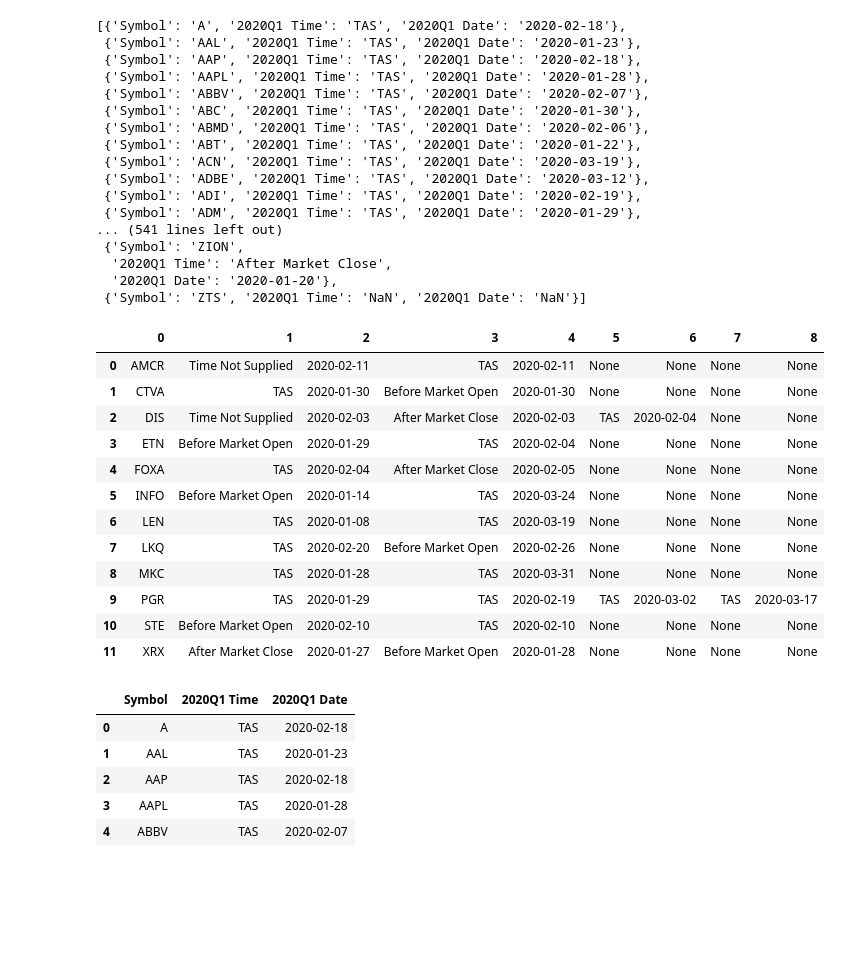
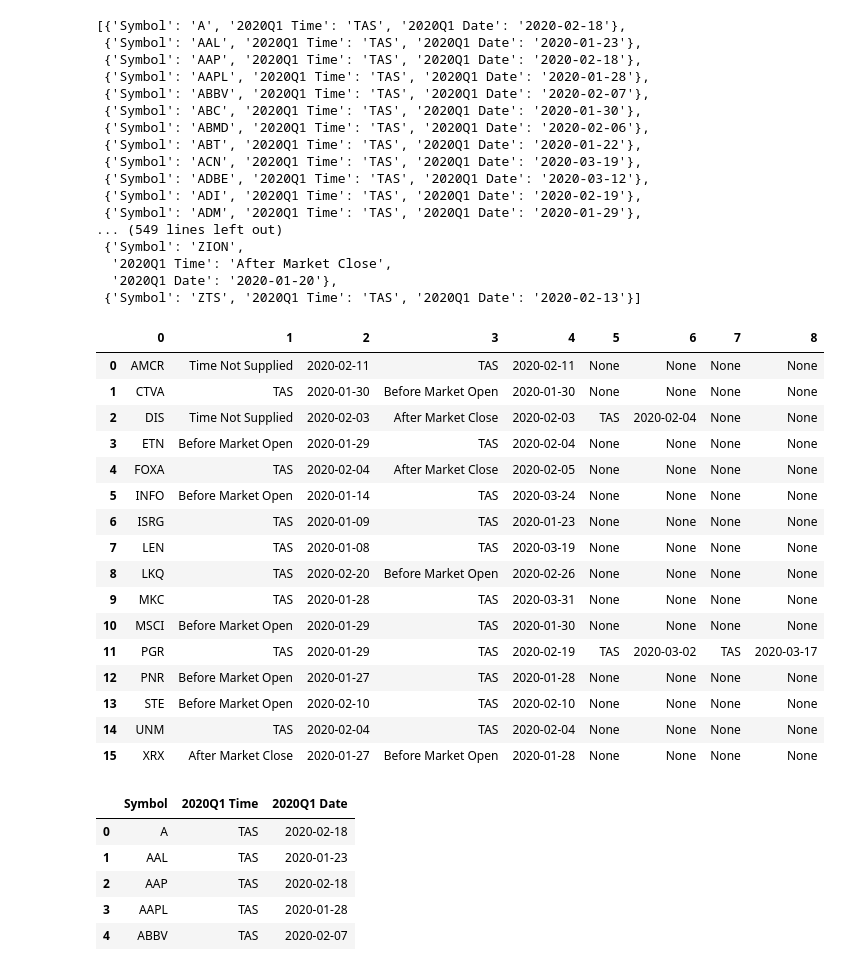
Before and after one commit to djoleary5/earnings_options_strategy, a Jupyter notebook: els_scrape_quarter.ipynb, the cells around one changed output. Cells and saved outputs as stored; diff of their text form; code cells hidden in the pictures; blank space fills up the shorter version.

Commit message:
added check for >100 symbols in one day

```diff
--- a/els_scrape_quarter.ipynb
+++ b/els_scrape_quarter.ipynb
@@ -22,6 +22,9 @@ end_date = date(2020, 4, 1)
 for single_date in daterange(start_date, end_date):
     curr_date = single_date.strftime("%Y-%m-%d")
     dates.append(curr_date)
+
+#define quarter ex. 2019Q1
+q = '2020Q1'
 # %%
 ##SCRAPE YAHOO FOR EARNINGS DATA
 
@@ -86,8 +125,8 @@ for sym in sp_symbols:
     #if no data for symbol
     if sym not in raw_symbols:
         earn_dict = {'Symbol' : sym,
-                    '2020Q1 Time' : 'NaN',
-                    '2020Q1 Date' : 'NaN'}
+                    q+' Time' : 'NaN',
+                    q+' Date' : 'NaN'}
     #if data for symbol
     else:
         sym_row = [sym]
@@ -99,15 +138,15 @@ for sym in sp_symbols:
         #if symbol has multiple dates
         if len(sym_row) > 3:
             earn_dict = {'Symbol' : sym,
-                    '2020Q1 Time' : 'Multi',
-                    '2020Q1 Date' : 'Multi'}
+                    q+' Time' : 'Multi',
+                    q+' Date' : 'Multi'}
             #create list of symbols with multiple dates (with the dates included)
             multiples.append(sym_row)
         #if symbol has only one date
         else:
             earn_dict = {'Symbol' : sym_row[0],
-                        '2020Q1 Time' : sym_row[1],
-                        '2020Q1 Date' : sym_row[2]}
+                        q+' Time' : sym_row[1],
+                        q+' Date' : sym_row[2]}
     earnings_dates.append(earn_dict)
 earnings_dates
 # %% [output]
@@ -123,30 +162,34 @@ earnings_dates
  {'Symbol': 'ADBE', '2020Q1 Time': 'TAS', '2020Q1 Date': '2020-03-12'},
  {'Symbol': 'ADI', '2020Q1 Time': 'TAS', '2020Q1 Date': '2020-02-19'},
  {'Symbol': 'ADM', '2020Q1 Time': 'TAS', '2020Q1 Date': '2020-01-29'},
-... (541 lines left out)
+... (549 lines left out)
  {'Symbol': 'ZION',
   '2020Q1 Time': 'After Market Close',
   '2020Q1 Date': '2020-01-20'},
- {'Symbol': 'ZTS', '2020Q1 Time': 'NaN', '2020Q1 Date': 'NaN'}]
+ {'Symbol': 'ZTS', '2020Q1 Time': 'TAS', '2020Q1 Date': '2020-02-13'}]
 # %%
 #S&P 500 stocks with multiple earnings dates in same quarter
 mdf = pd.DataFrame(multiples)
-mdf.to_csv('resources/2020q1_sp_multi_earnings.csv')
+mdf.to_csv('resources/'+q+'_sp_multi_earnings.csv')
 mdf
 # %% [output]
 |  | 0 | 1 | 2 | 3 | 4 | 5 | 6 | 7 | 8 |
 | 0 | AMCR | Time Not Supplied | 2020-02-11 | TAS | 2020-02-11 | None | None | None | None |
 | 1 | CTVA | TAS | 2020-01-30 | Before Market Open | 2020-01-30 | None | None | None | None |
 | 2 | DIS | Time Not Supplied | 2020-02-03 | After Market Close | 2020-02-03 | TAS | 2020-02-04 | None | None |
 | 3 | ETN | Before Market Open | 2020-01-29 | TAS | 2020-02-04 | None | None | None | None |
 | 4 | FOXA | TAS | 2020-02-04 | After Market Close | 2020-02-05 | None | None | None | None |
 | 5 | INFO | Before Market Open | 2020-01-14 | TAS | 2020-03-24 | None | None | None | None |
-| 6 | LEN | TAS | 2020-01-08 | TAS | 2020-03-19 | None | None | None | None |
-| 7 | LKQ | TAS | 2020-02-20 | Before Market Open | 2020-02-26 | None | None | None | None |
-| 8 | MKC | TAS | 2020-01-28 | TAS | 2020-03-31 | None | None | None | None |
-| 9 | PGR | TAS | 2020-01-29 | TAS | 2020-02-19 | TAS | 2020-03-02 | TAS | 2020-03-17 |
-| 10 | STE | Before Market Open | 2020-02-10 | TAS | 2020-02-10 | None | None | None | None |
-| 11 | XRX | After Market Close | 2020-01-27 | Before Market Open | 2020-01-28 | None | None | None | None |
+| 6 | ISRG | TAS | 2020-01-09 | TAS | 2020-01-23 | None | None | None | None |
+| 7 | LEN | TAS | 2020-01-08 | TAS | 2020-03-19 | None | None | None | None |
+| 8 | LKQ | TAS | 2020-02-20 | Before Market Open | 2020-02-26 | None | None | None | None |
+| 9 | MKC | TAS | 2020-01-28 | TAS | 2020-03-31 | None | None | None | None |
+| 10 | MSCI | Before Market Open | 2020-01-29 | TAS | 2020-01-30 | None | None | None | None |
+| 11 | PGR | TAS | 2020-01-29 | TAS | 2020-02-19 | TAS | 2020-03-02 | TAS | 2020-03-17 |
+| 12 | PNR | Before Market Open | 2020-01-27 | TAS | 2020-01-28 | None | None | None | None |
+| 13 | STE | Before Market Open | 2020-02-10 | TAS | 2020-02-10 | None | None | None | None |
+| 14 | UNM | TAS | 2020-02-04 | TAS | 2020-02-04 | None | None | None | None |
+| 15 | XRX | After Market Close | 2020-01-27 | Before Market Open | 2020-01-28 | None | None | None | None |
 # %%
 #Data frame for all S&P 500 stocks
 sp_quarter = pd.DataFrame(earnings_dates)
```
Also changed, not shown: parts of 2 cells of this notebook.
